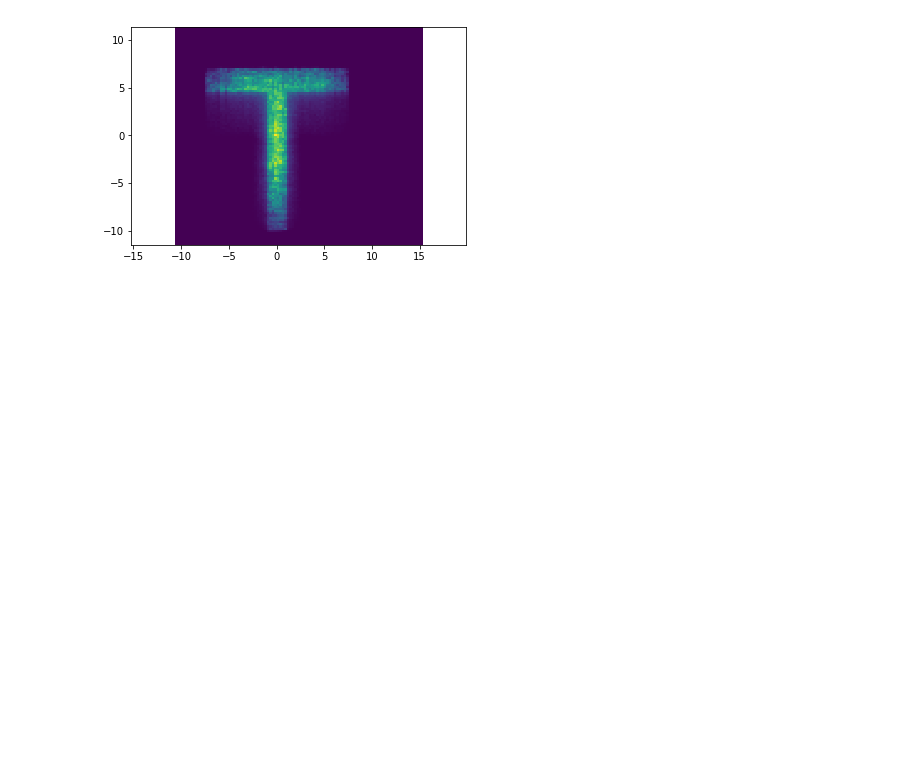
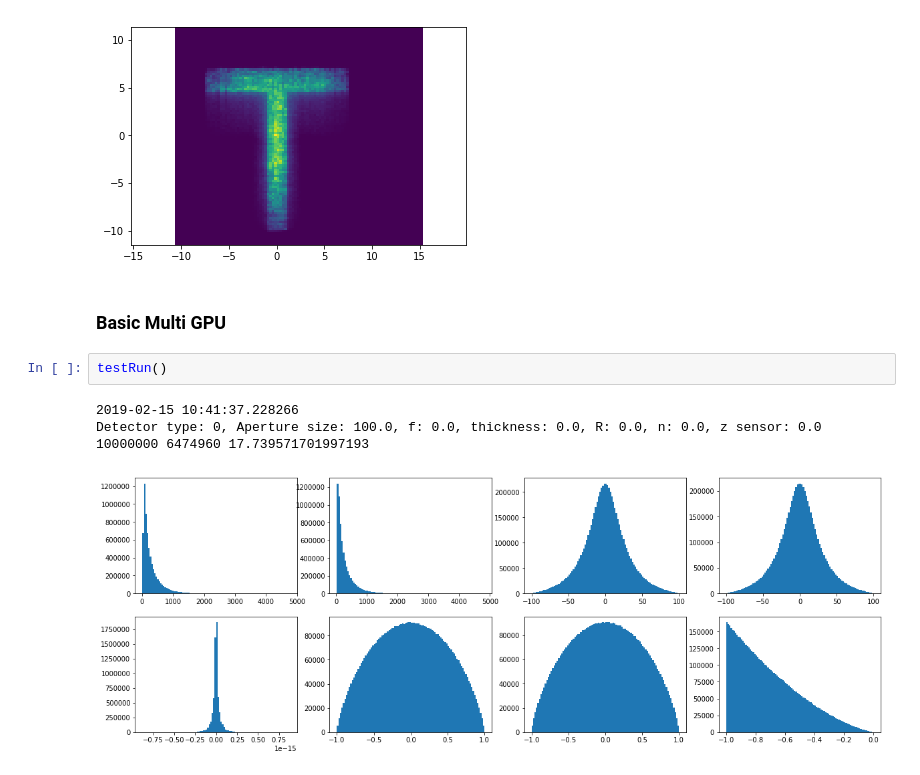
Before and after one commit to mitmedialab/MonteCarloRender, a Jupyter notebook: tests.ipynb, the cells around one changed output. Cells and saved outputs as stored; diff of their text form; blank space fills up the shorter version.

```diff
--- a/tests.ipynb
+++ b/tests.ipynb
@@ -360,3 +360,12 @@ Detector type: 1, Aperture size: 20.0, f: 6.7, thickness: 15.3, R: 21.0, n: 3.1,
 50000000 3263963 3.1486619260103907
 [figure]
 [figure]
+# %% [markdown]
+### Basic Multi GPU
+# %%
+testRun()
+# %% [output]
+2019-02-15 10:41:37.228266
+Detector type: 0, Aperture size: 100.0, f: 0.0, thickness: 0.0, R: 0.0, n: 0.0, z sensor: 0.0
+10000000 6474960 17.739571701997193
+[figure, added]
```
Also changed, not shown: parts of 1 cell of this notebook, 1 other file.
